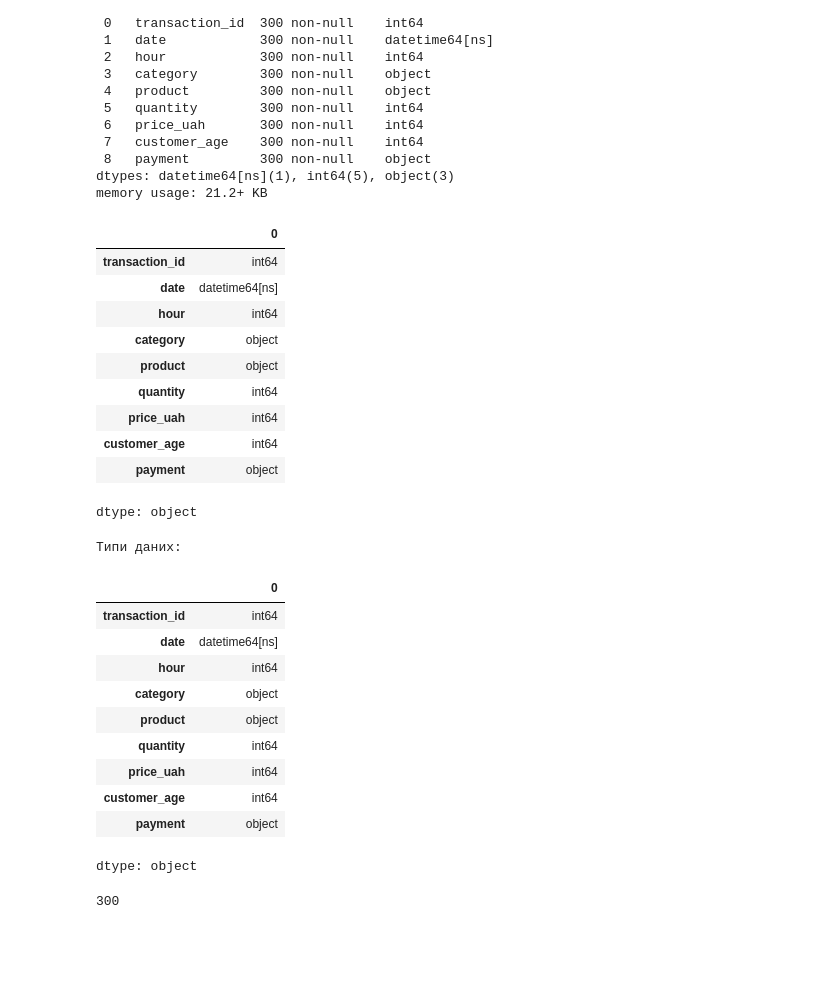
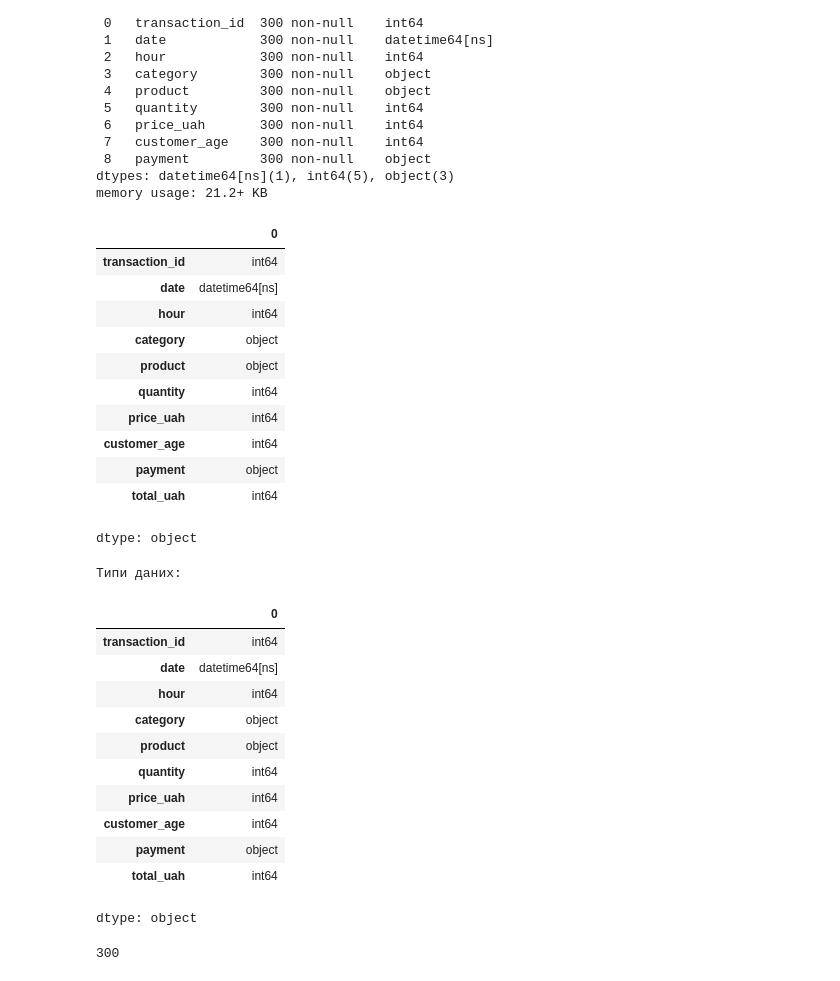
Before and after one commit to zzzer0-wav/myDTA_2026, a Jupyter notebook: projects_analysis/project_sales_analysis.ipynb, the cells around one changed output. Cells and saved outputs as stored; diff of their text form; code cells hidden in the pictures; blank space fills up the shorter version.

```diff
--- a/projects_analysis/project_sales_analysis.ipynb
+++ b/projects_analysis/project_sales_analysis.ipynb
@@ -45,5 +46,5 @@ df_origin = pd.DataFrame({
     'payment':        np.random.choice(['Готівка', 'Картка', 'Телефон'], n, p=[0.35, 0.50, 0.15]),
 })
 # %%
-df = df_origin.copy
+df = df_origin.copy()
 # %% [markdown]
@@ -81,20 +83,23 @@ Data columns (total 9 columns):
  8   payment         300 non-null    object
 dtypes: datetime64[ns](1), int64(5), object(3)
 memory usage: 21.2+ KB
+# %%
+df['total_uah'] = df['price_uah'] * df['quantity']
 # %%
-# Виведи типи даних кожного стовпця.
+()# Виведи типи даних кожного стовпця.
 df.dtypes
 # %% [output]
 |  | 0 |
 | transaction_id | int64 |
 | date | datetime64[ns] |
 | hour | int64 |
 | category | object |
 | product | object |
 | quantity | int64 |
 | price_uah | int64 |
 | customer_age | int64 |
 | payment | object |
+| total_uah | int64 |
 dtype: object
 # %%
 print('Типи даних: ')
@@ -111,6 +116,7 @@ display(df.dtypes)
 | price_uah | int64 |
 | customer_age | int64 |
 | payment | object |
+| total_uah | int64 |
 dtype: object
 # %%
 df.shape[0]
```
Also changed, not shown: parts of 18 cells of this notebook.
